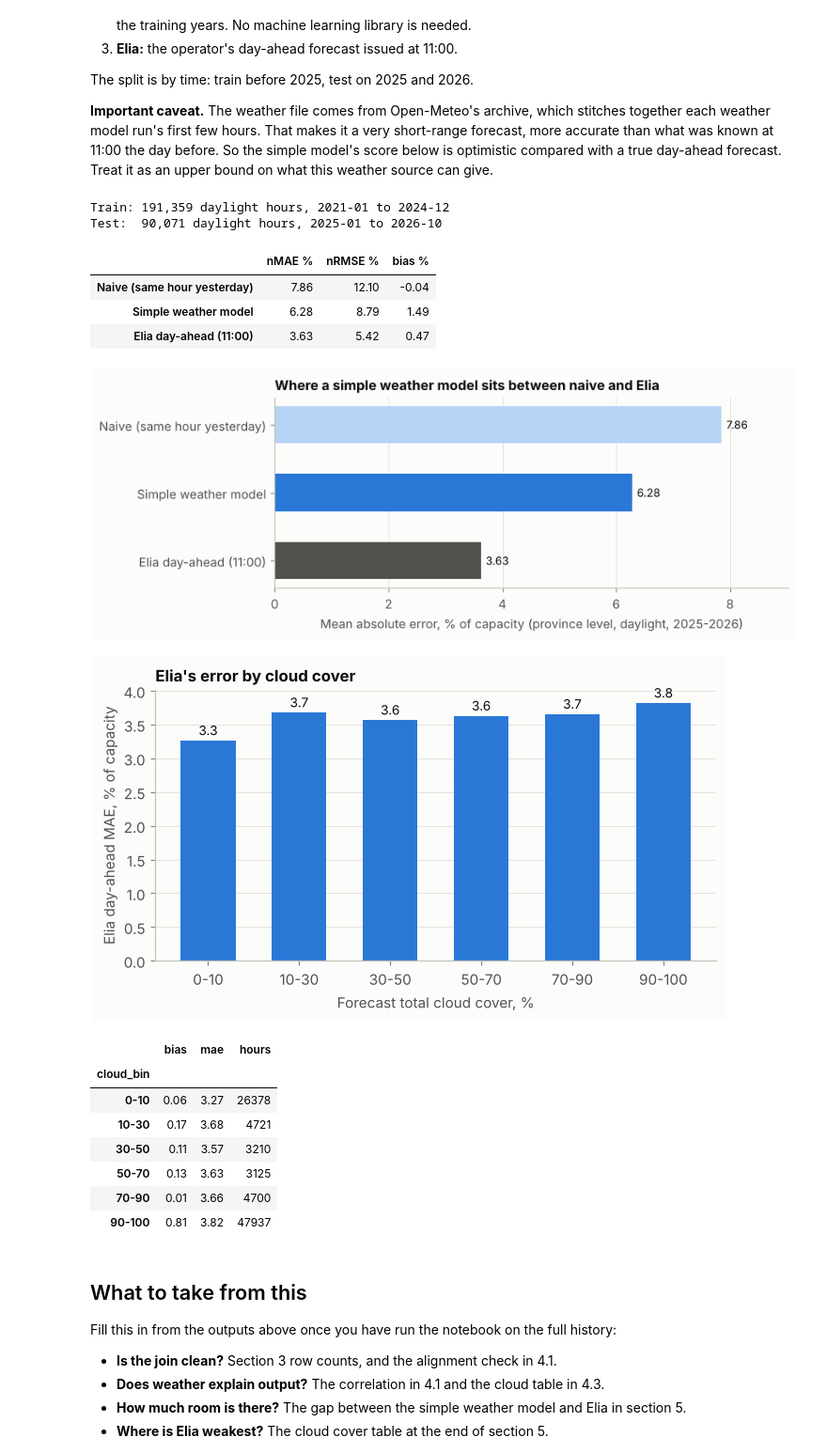
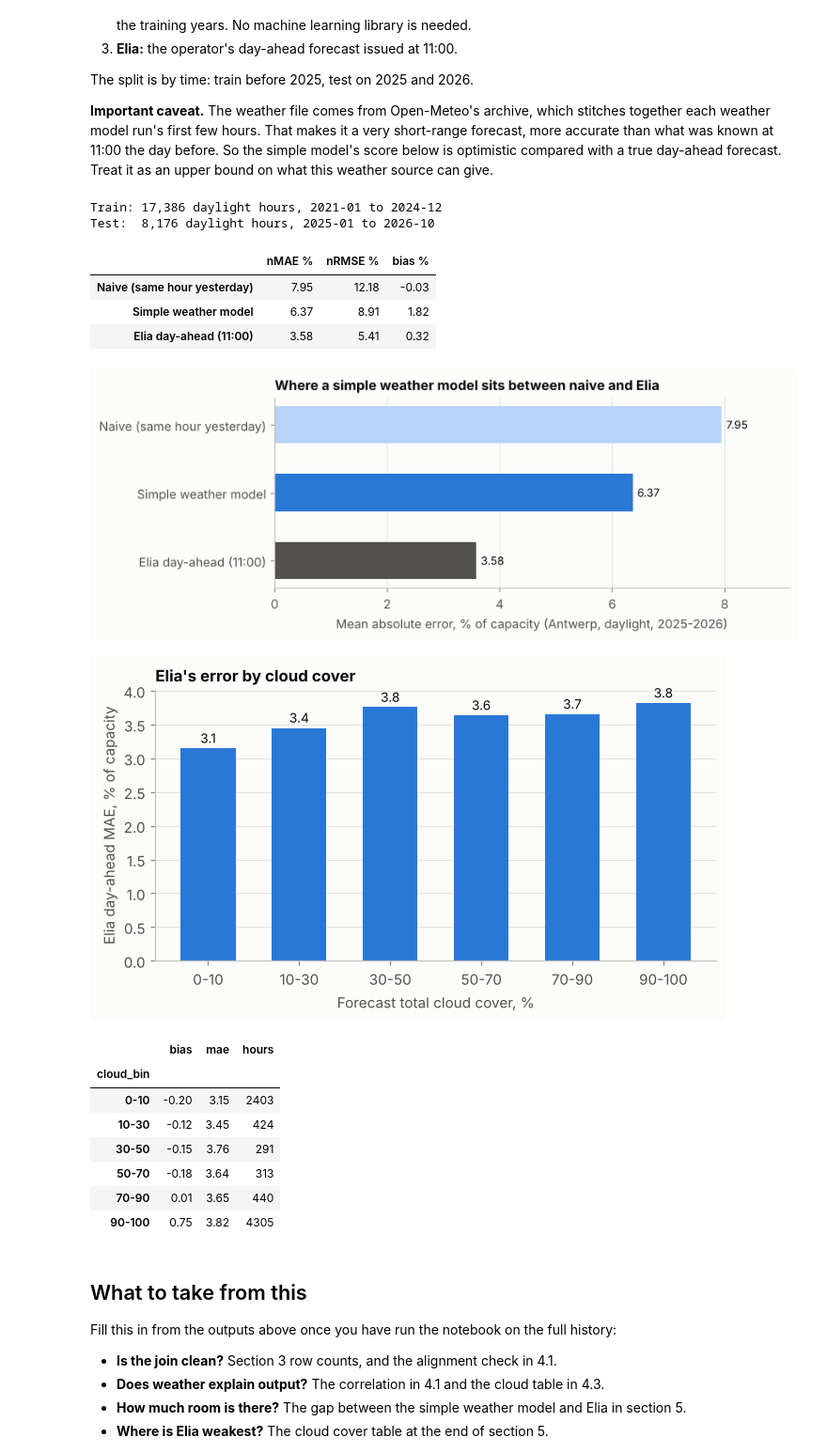
Before and after one commit to piyush-bhatti/Machine-Learning-Project, a Jupyter notebook: analyse_solar_weather.ipynb, the cells around one changed output. Shown at 94% size. Saved outputs shown, nothing was run; the diff lists cells and outputs as text; code cells hidden in the pictures.

```diff
--- a/analyse_solar_weather.ipynb
+++ b/analyse_solar_weather.ipynb
@@ -200,14 +207,14 @@ Cloud cover outside 0 to 100: 0
 
 An inner join on area and hour. Rows with a missing target or missing irradiance are dropped.
 # %%
-df = elia.merge(wx, on=["region", "datetime_utc"], how="inner")
+df = elia.merge(wx, left_on=["region", "datetime"], right_on=["region", "time"], how="inner").drop(columns="time")
 before = len(df)
-df = df.dropna(subset=["lf", "ghi_wm2"]).sort_values(["region", "datetime_utc"]).reset_index(drop=True)
-df["year"] = df["datetime_utc"].dt.year
-df["daylight"] = (df["ghi_wm2"] > 5) | (df["lf"] > 0.005)
+df = df.dropna(subset=["lf", "shortwave_radiation"]).sort_values(["region", "datetime"]).reset_index(drop=True)
+df["year"] = df["datetime"].dt.year
+df["daylight"] = (df["shortwave_radiation"] > 5) | (df["lf"] > 0.005)
 
 print(f"Joined rows: {before:,}   after dropping missing: {len(df):,}")
-print(f"Period: {df['datetime_utc'].min()}  to  {df['datetime_utc'].max()}")
+print(f"Period: {df['datetime'].min()}  to  {df['datetime'].max()}")
 print(f"Daylight rows: {df['daylight'].sum():,}")
 df.groupby("year").agg(rows=("lf", "size"), daylight_rows=("daylight", "sum"),
                        mean_load_factor_pct=("lf", lambda s: s.mean() * 100))
@@ -278,14 +279,14 @@ Correlation between GHI and load factor (daylight): 0.911
 # %%
 # Alignment test: shift the weather by a few hours and see where correlation peaks.
 # It should peak at a shift of 0. A peak elsewhere means a time zone or labelling error.
-one = df[df["region"] == "Antwerp"].set_index("datetime_utc")
+one = df.set_index("datetime")
 shifts = range(-3, 4)
-corr = [one["lf"].corr(one["ghi_wm2"].shift(s)) for s in shifts]
+corr = [one["lf"].corr(one["shortwave_radiation"].shift(s)) for s in shifts]
 fig, ax = plt.subplots(figsize=(6, 2.8))
 ax.bar(list(shifts), corr, color=[BLUE if s == 0 else BLUE_LIGHT for s in shifts], width=0.6)
 ax.set_ylim(min(corr) - 0.05, 1)
 ax.set_xlabel("Weather shifted by (hours)"); ax.set_ylabel("Correlation")
-ax.set_title("Clock alignment check (Antwerp)")
+ax.set_title(f"Clock alignment check ({PROVINCE})")
 ax.grid(axis="x", visible=False)
 plt.show()
 # %% [output]
@@ -314,8 +315,8 @@ plt.show()
 
 To see cloud on its own we hold the sun's position roughly fixed: summer months, around midday (10:00 to 13:00 UTC).
 # %%
-mid = df[df["datetime_utc"].dt.month.isin([5, 6, 7, 8]) & df["datetime_utc"].dt.hour.isin([10, 11, 12, 13])].copy()
-mid["cloud_bin"] = pd.cut(mid["cloud_total_pct"], bins=[-1, 10, 30, 50, 70, 90, 100],
+mid = df[df["datetime"].dt.month.isin([5, 6, 7, 8]) & df["datetime"].dt.hour.isin([10, 11, 12, 13])].copy()
+mid["cloud_bin"] = pd.cut(mid["cloud_cover"], bins=[-1, 10, 30, 50, 70, 90, 100],
                           labels=["0-10", "10-30", "30-50", "50-70", "70-90", "90-100"])
 g = mid.groupby("cloud_bin", observed=True)["lf"].agg(["mean", "std", "size"])
 
@@ -400,13 +401,13 @@ The split is by time: train before 2025, test on 2025 and 2026.
 **Important caveat.** The weather file comes from Open-Meteo's archive, which stitches together each weather model run's first few hours. That makes it a very short-range forecast, more accurate than what was known at 11:00 the day before. So the simple model's score below is optimistic compared with a true day-ahead forecast. Treat it as an upper bound on what this weather source can give.
 # %%
 # Naive forecast: the load factor exactly 24 hours earlier (matched on the clock, so gaps cannot shift it)
-prev = df[["region", "datetime_utc", "lf"]].rename(columns={"lf": "lf_naive"})
-prev["datetime_utc"] = prev["datetime_utc"] + pd.Timedelta("24h")
-df = df.drop(columns="lf_naive", errors="ignore").merge(prev, on=["region", "datetime_utc"], how="left")
+prev = df[["region", "datetime", "lf"]].rename(columns={"lf": "lf_naive"})
+prev["datetime"] = prev["datetime"] + pd.Timedelta("24h")
+df = df.drop(columns="lf_naive", errors="ignore").merge(prev, on=["region", "datetime"], how="left")
 
-features = ["ghi_wm2", "direct_wm2", "diffuse_wm2", "temp_c"]
+features = ["shortwave_radiation", "direct_radiation", "diffuse_radiation", "temperature_2m"]
 model = df[df["daylight"]].dropna(subset=features + ["lf", "lf_naive", "lf_elia_da"]).copy()
-model["ghi_x_temp"] = model["ghi_wm2"] * model["temp_c"]
+model["ghi_x_temp"] = model["shortwave_radiation"] * model["temperature_2m"]
 X_cols = features + ["ghi_x_temp"]
 
 train, test = model[model["year"] < 2025], model[model["year"] >= 2025].copy()
@@ -414,8 +415,8 @@ X = lambda d: np.column_stack([np.ones(len(d)), d[X_cols].to_numpy()])
 beta, *_ = np.linalg.lstsq(X(train), train["lf"].to_numpy(), rcond=None)
 test["lf_weather"] = np.clip(X(test) @ beta, 0, 1)
 
-print(f"Train: {len(train):,} daylight hours, {train['datetime_utc'].min():%Y-%m} to {train['datetime_utc'].max():%Y-%m}")
-print(f"Test:  {len(test):,} daylight hours, {test['datetime_utc'].min():%Y-%m} to {test['datetime_utc'].max():%Y-%m}")
+print(f"Train: {len(train):,} daylight hours, {train['datetime'].min():%Y-%m} to {train['datetime'].max():%Y-%m}")
+print(f"Test:  {len(test):,} daylight hours, {test['datetime'].min():%Y-%m} to {test['datetime'].max():%Y-%m}")
 
 def score(pred):
     err = (test[pred] - test["lf"]) * 100
@@ -426,12 +427,12 @@ results = pd.DataFrame({"Naive (same hour yesterday)": score("lf_naive"),
                         "Elia day-ahead (11:00)": score("lf_elia_da")}).T
 results
 # %% [output]
-Train: 191,359 daylight hours, 2021-01 to 2024-12
-Test:  90,071 daylight hours, 2025-01 to 2026-10
+Train: 17,386 daylight hours, 2021-01 to 2024-12
+Test:  8,176 daylight hours, 2025-01 to 2026-10
 |  | nMAE % | nRMSE % | bias % |
-| Naive (same hour yesterday) | 7.86 | 12.10 | -0.04 |
-| Simple weather model | 6.28 | 8.79 | 1.49 |
-| Elia day-ahead (11:00) | 3.63 | 5.42 | 0.47 |
+| Naive (same hour yesterday) | 7.95 | 12.18 | -0.03 |
+| Simple weather model | 6.37 | 8.91 | 1.82 |
+| Elia day-ahead (11:00) | 3.58 | 5.41 | 0.32 |
 # %%
 fig, ax = plt.subplots(figsize=(7.5, 2.8))
 r = results["nMAE %"].iloc[::-1]
@@ -439,39 +440,39 @@ ax.barh(r.index, r.values, color=[INK2, BLUE, BLUE_LIGHT], height=0.55)
 for y, v in enumerate(r.values):
     ax.text(v + 0.08, y, f"{v:.2f}", va="center", fontsize=9, color=INK)
 ax.set_xlim(0, r.max() * 1.15)
-ax.set_xlabel("Mean absolute error, % of capacity (province level, daylight, 2025-2026)")
+ax.set_xlabel(f"Mean absolute error, % of capacity ({PROVINCE}, daylight, 2025-2026)")
 ax.set_title("Where a simple weather model sits between naive and Elia")
 ax.grid(axis="y", visible=False)
 plt.show()
 # %% [output]
-[figure, old version]
+[figure, new version]
 # %%
 # Does weather explain Elia's remaining error? Elia's day-ahead error by forecast cloud cover.
 test["elia_err"] = (test["lf_elia_da"] - test["lf"]) * 100
-test["cloud_bin"] = pd.cut(test["cloud_total_pct"], bins=[-1, 10, 30, 50, 70, 90, 100],
+test["cloud_bin"] = pd.cut(test["cloud_cover"], bins=[-1, 10, 30, 50, 70, 90, 100],
                            labels=["0-10", "10-30", "30-50", "50-70", "70-90", "90-100"])
 e = test.groupby("cloud_bin", observed=True)["elia_err"].agg(
     bias="mean", mae=lambda s: s.abs().mean(), hours="size")
 
 fig, ax = plt.subplots(figsize=(7, 3.4))
 ax.bar(e.index.astype(str), e["mae"], color=BLUE, width=0.6)
 for i, v in enumerate(e["mae"]):
     ax.text(i, v + 0.08, f"{v:.1f}", ha="center", fontsize=9, color=INK)
 ax.set_xlabel("Forecast total cloud cover, %"); ax.set_ylabel("Elia day-ahead MAE, % of capacity")
 ax.set_title("Elia's error by cloud cover")
 ax.grid(axis="x", visible=False)
 plt.show()
 e
 # %% [output]
-[figure, old version]
+[figure, new version]
 |  | bias | mae | hours |
 | cloud_bin |  |  |  |
-| 0-10 | 0.06 | 3.27 | 26378 |
-| 10-30 | 0.17 | 3.68 | 4721 |
-| 30-50 | 0.11 | 3.57 | 3210 |
-| 50-70 | 0.13 | 3.63 | 3125 |
-| 70-90 | 0.01 | 3.66 | 4700 |
-| 90-100 | 0.81 | 3.82 | 47937 |
+| 0-10 | -0.20 | 3.15 | 2403 |
+| 10-30 | -0.12 | 3.45 | 424 |
+| 30-50 | -0.15 | 3.76 | 291 |
+| 50-70 | -0.18 | 3.64 | 313 |
+| 70-90 | 0.01 | 3.65 | 440 |
+| 90-100 | 0.75 | 3.82 | 4305 |
 # %% [markdown]
 ## What to take from this
 
```
Also changed, not shown: parts of 18 cells of this notebook, 14 other files.
